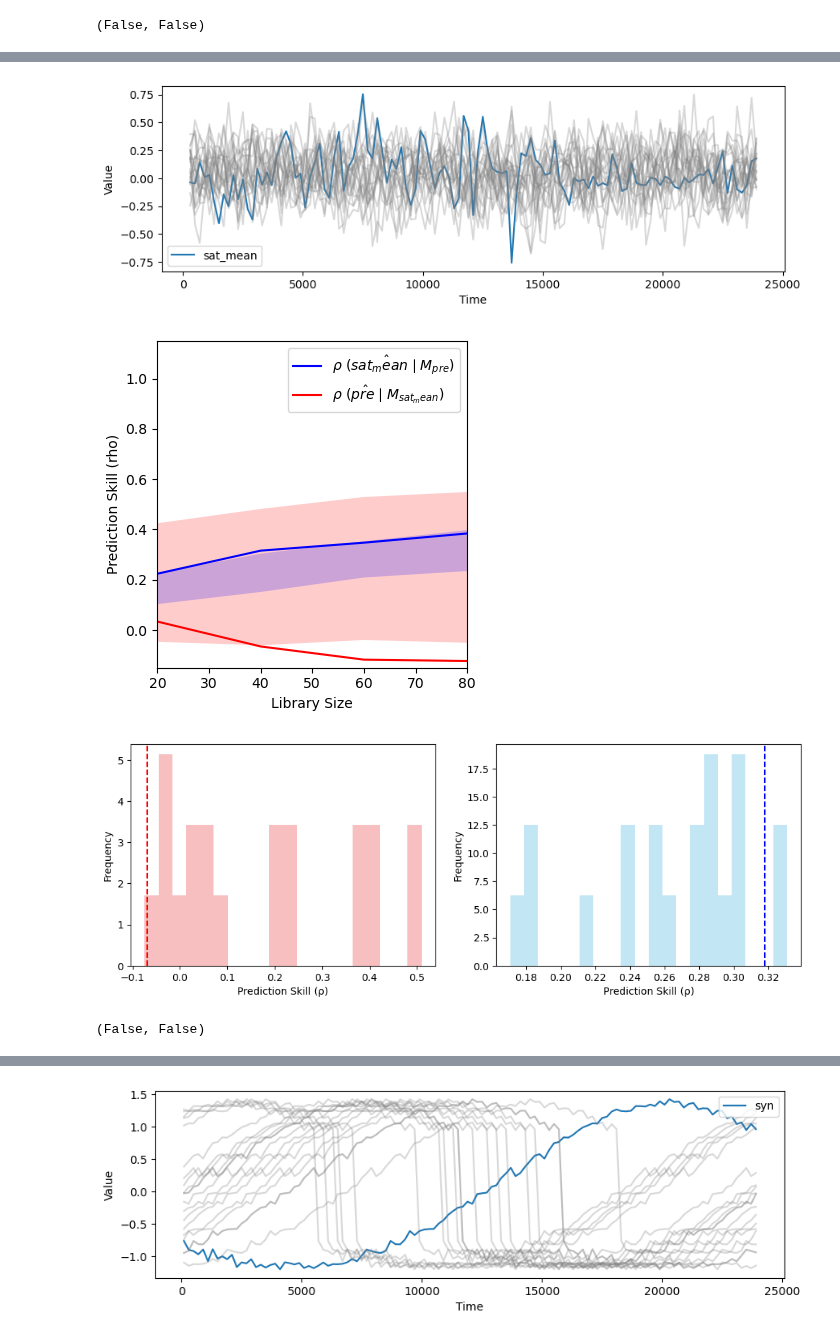
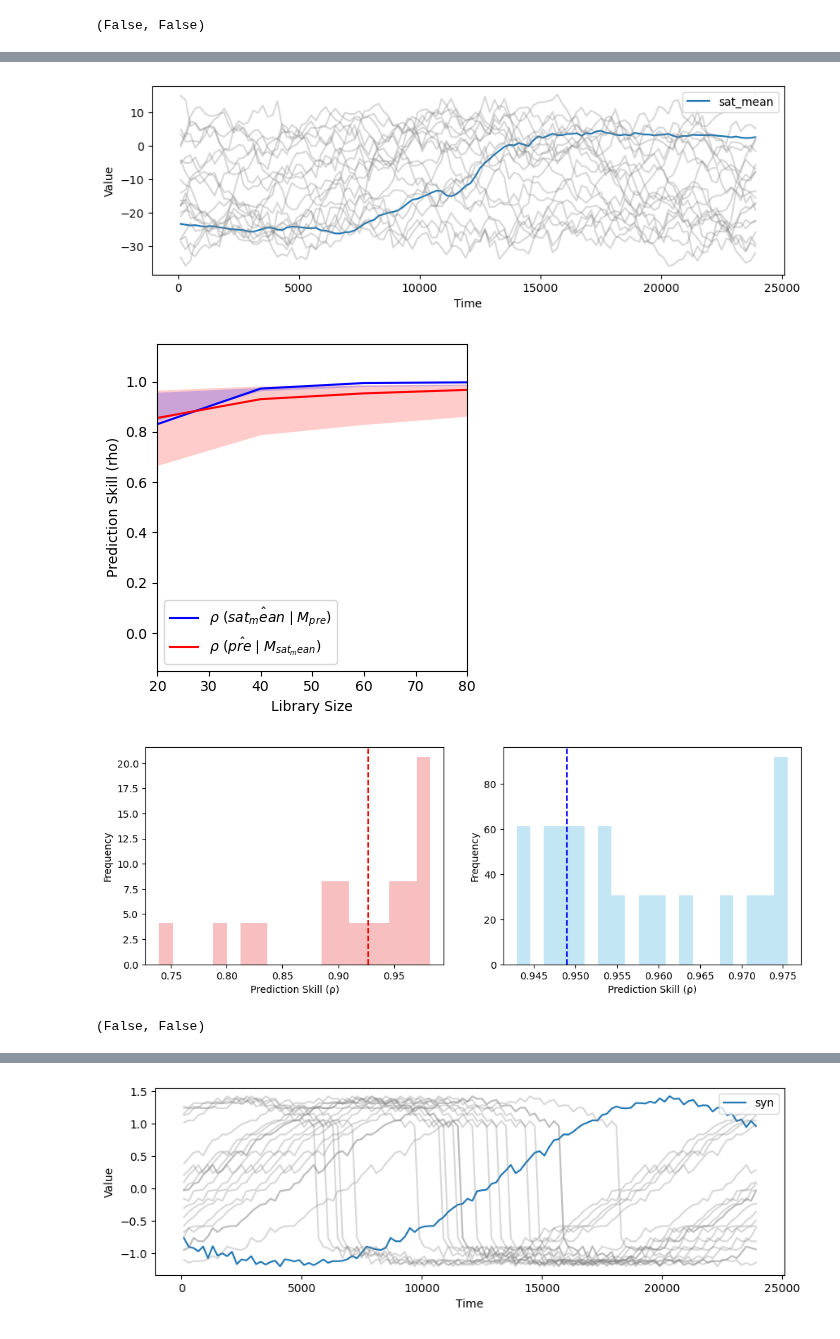
Before and after one commit to Peisong-Zheng/Inso_LGMR, a Jupyter notebook: synthetic_data_test.ipynb, the cells around one changed output, grey strips where cells are left out. Drawn from its saved outputs; the diff is of its cells as text; code cells hidden in the pictures.

```diff
--- a/synthetic_data_test.ipynb
+++ b/synthetic_data_test.ipynb
@@ -543,39 +580,39 @@ print(test_result)
 # %%
 from toolbox import significant_test as st
 import importlib
 importlib.reload(st)
 
-sat_mean = ds_sat['sat'].isel(lat=20).isel(lon=8).values
+sat_mean = ds_sat['sat'].isel(lat=80).isel(lon=4).values
 # sat_mean = ds_sat['sat'].mean(dim=['lat', 'lon']).values
 df_sat_mean = pd.DataFrame({'age': ds_sat['age'].values, 'sat_mean': sat_mean})
 
-# # # calculate the direvative of the sat_mean column and crop the age to the same length as df_syn
-df_sat_mean['sat_mean'] = df_sat_mean['sat_mean'].diff()
-df_sat_mean = df_sat_mean.dropna()
+# # calculate the direvative of the sat_mean column and crop the age to the same length as df_syn
+# df_sat_mean['sat_mean'] = df_sat_mean['sat_mean'].diff()
+# df_sat_mean = df_sat_mean.dropna()
 
-df_pre_short=df_pre.copy()
-# crop the pre to the same length as df_sat_mean by drop the first row
-df_pre_short = df_pre_short.iloc[1:]
+# df_pre_short=df_pre.copy()
+# # crop the pre to the same length as df_sat_mean by drop the first row
+# df_pre_short = df_pre_short.iloc[1:]
 
 
 ccm_out, ran_ccm_list,test_result = st.ccm_significance_test_v3(
     df_sd      = df_sat_mean,
-    df_pre     = df_pre_short,
+    df_pre     = df_pre,
     E         = 5,
-    tau       = 3,
+    tau       = -3,
     Tp =0,
     n_ran     = 20,
     libSizes  = "20 40 60 80",
     sample    = 20,
     showPlot  = True
 )
 
 
 print(test_result)
 # %% [output]
-[figure, old version]
+[figure, new version]
-[figure, old version]
+[figure, new version]
-[figure, old version]
+[figure, new version]
 (False, False)
 # %%
 from toolbox import significant_test as st
```
Also changed, not shown: parts of 4 cells of this notebook, 3 other files.
